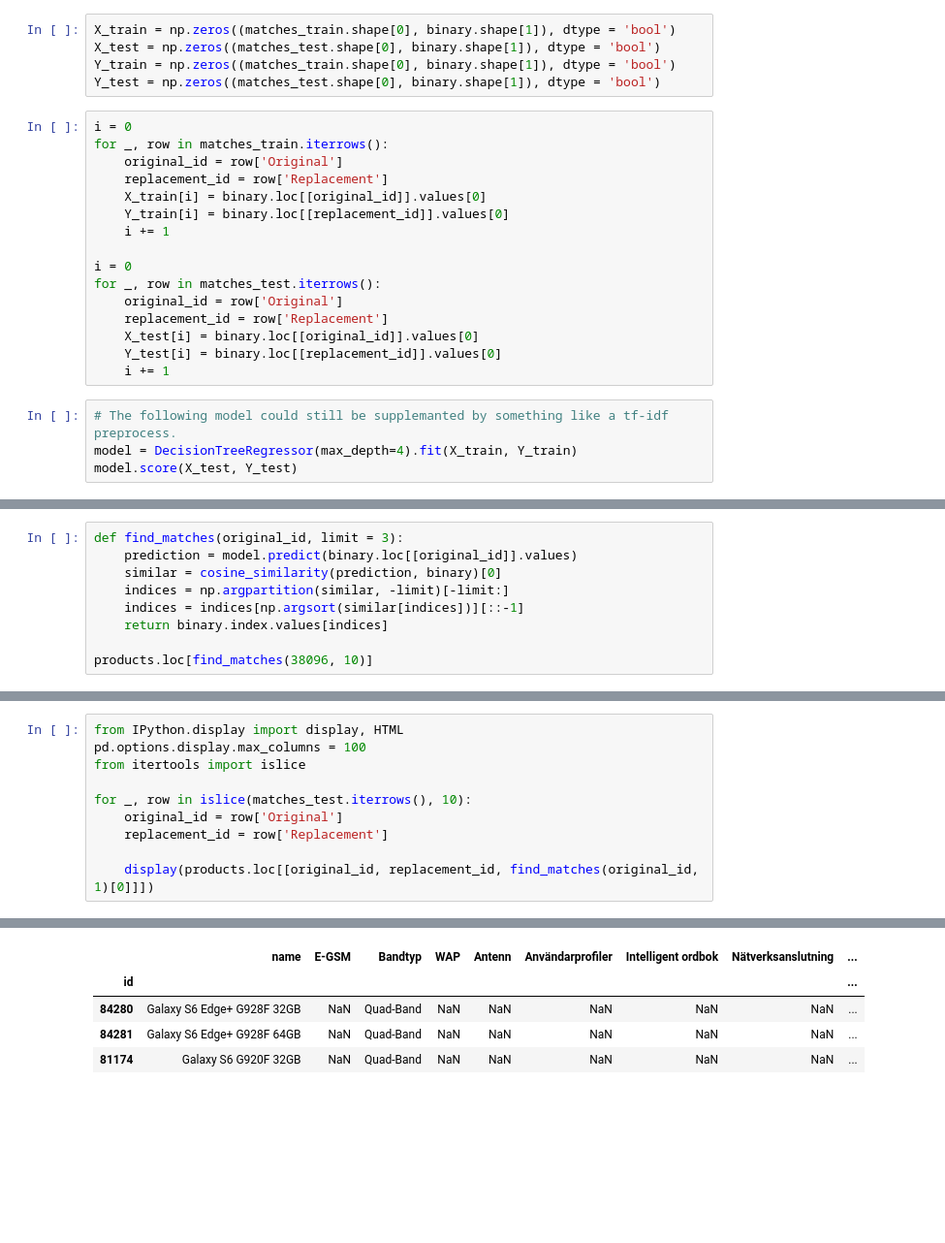
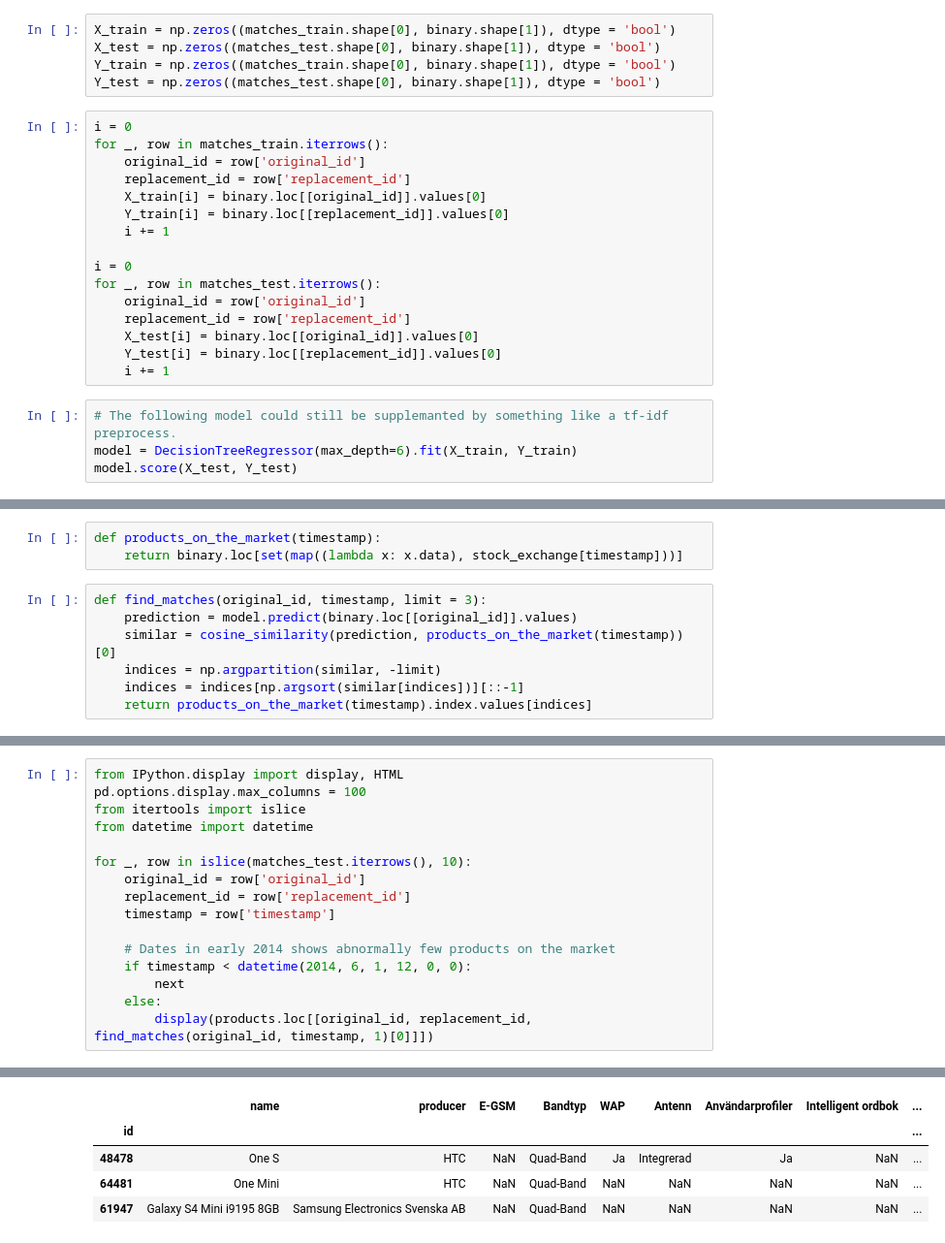
Before and after one commit to AlexanderEkdahl/snowtornado, a Jupyter notebook: snowtornado.ipynb, the cells around one changed output, grey strips where cells are left out. Shown: that part at 97% size. Cells and saved outputs as stored; diff of their text form; blank space fills up the shorter version.

```diff
--- a/snowtornado.ipynb
+++ b/snowtornado.ipynb
@@ -57,21 +40,21 @@ Y_test = np.zeros((matches_test.shape[0], binary.shape[1]), dtype = 'bool')
 # %%
 i = 0
 for _, row in matches_train.iterrows():
-    original_id = row['Original']
-    replacement_id = row['Replacement']
+    original_id = row['original_id']
+    replacement_id = row['replacement_id']
     X_train[i] = binary.loc[[original_id]].values[0]
     Y_train[i] = binary.loc[[replacement_id]].values[0]
     i += 1
 
 i = 0
 for _, row in matches_test.iterrows():
-    original_id = row['Original']
-    replacement_id = row['Replacement']
+    original_id = row['original_id']
+    replacement_id = row['replacement_id']
     X_test[i] = binary.loc[[original_id]].values[0]
     Y_test[i] = binary.loc[[replacement_id]].values[0]
     i += 1
 # %%
 # The following model could still be supplemanted by something like a tf-idf preprocess.
-model = DecisionTreeRegressor(max_depth=4).fit(X_train, Y_train)
+model = DecisionTreeRegressor(max_depth=6).fit(X_train, Y_train)
 model.score(X_test, Y_test)
 # %% [output]
@@ -87,9 +70,10 @@ cosine_similarity(model.predict(X_test), Y_test).mean()
+# %%
+def products_on_the_market(timestamp):
+    return binary.loc[set(map((lambda x: x.data), stock_exchange[timestamp]))]
 # %%
-def find_matches(original_id, limit = 3):
+def find_matches(original_id, timestamp, limit = 3):
     prediction = model.predict(binary.loc[[original_id]].values)
-    similar = cosine_similarity(prediction, binary)[0]
-    indices = np.argpartition(similar, -limit)[-limit:]
+    similar = cosine_similarity(prediction, products_on_the_market(timestamp))[0]
+    indices = np.argpartition(similar, -limit)
     indices = indices[np.argsort(similar[indices])][::-1]
-    return binary.index.values[indices]
-
-products.loc[find_matches(38096, 10)]
+    return products_on_the_market(timestamp).index.values[indices]
@@ -111,10 +81,16 @@ products.loc[find_matches(38096, 10)]
 from IPython.display import display, HTML
 pd.options.display.max_columns = 100
 from itertools import islice
+from datetime import datetime
 
 for _, row in islice(matches_test.iterrows(), 10):
-    original_id = row['Original']
-    replacement_id = row['Replacement']
+    original_id = row['original_id']
+    replacement_id = row['replacement_id']
+    timestamp = row['timestamp']
 
-    display(products.loc[[original_id, replacement_id, find_matches(original_id, 1)[0]]])
+    # Dates in early 2014 shows abnormally few products on the market
+    if timestamp < datetime(2014, 6, 1, 12, 0, 0):
+        next
+    else:
+        display(products.loc[[original_id, replacement_id, find_matches(original_id, timestamp, 1)[0]]])
 # %% [output]
@@ -126,5 +102,5 @@ for _, row in islice(matches_test.iterrows(), 10):
-|  | name | E-GSM | Bandtyp | WAP | Antenn | Användarprofiler | Intelligent ordbok | Nätverksanslutning | ... |
+|  | name | producer | E-GSM | Bandtyp | WAP | Antenn | Användarprofiler | Intelligent ordbok | ... |
 | id |  |  |  |  |  |  |  |  | ... |
-| 84280 | Galaxy S6 Edge+ G928F 32GB | NaN | Quad-Band | NaN | NaN | NaN | NaN | NaN | ... |
-| 84281 | Galaxy S6 Edge+ G928F 64GB | NaN | Quad-Band | NaN | NaN | NaN | NaN | NaN | ... |
-| 81174 | Galaxy S6 G920F 32GB | NaN | Quad-Band | NaN | NaN | NaN | NaN | NaN | ... |
+| 48478 | One S | HTC | NaN | Quad-Band | Ja | Integrerad | Ja | NaN | ... |
+| 64481 | One Mini | HTC | NaN | Quad-Band | NaN | NaN | NaN | NaN | ... |
+| 61947 | Galaxy S4 Mini i9195 8GB | Samsung Electronics Svenska AB | NaN | Quad-Band | NaN | NaN | NaN | NaN | ... |
```
Also changed, not shown: parts of 7 cells of this notebook, 6 other files.
